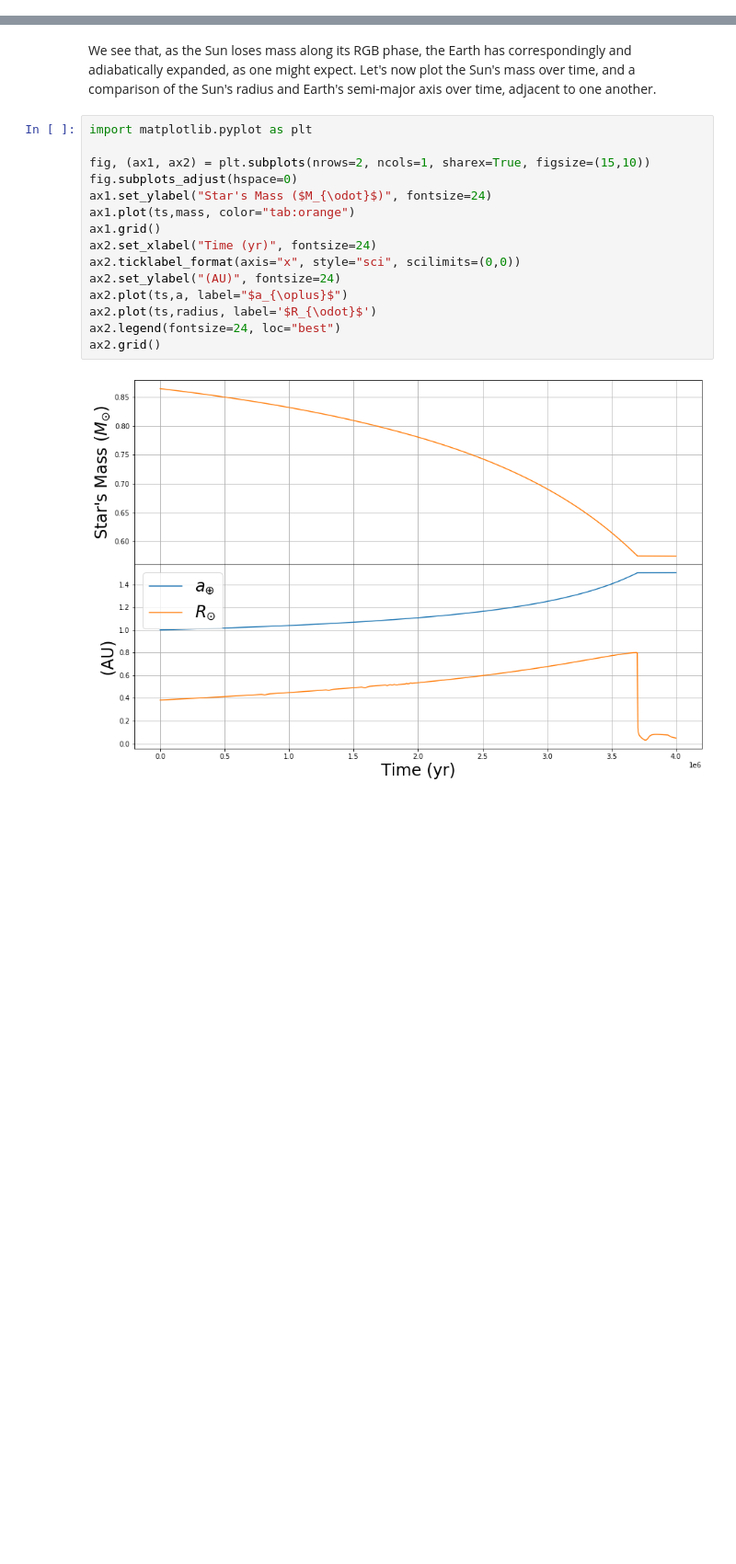
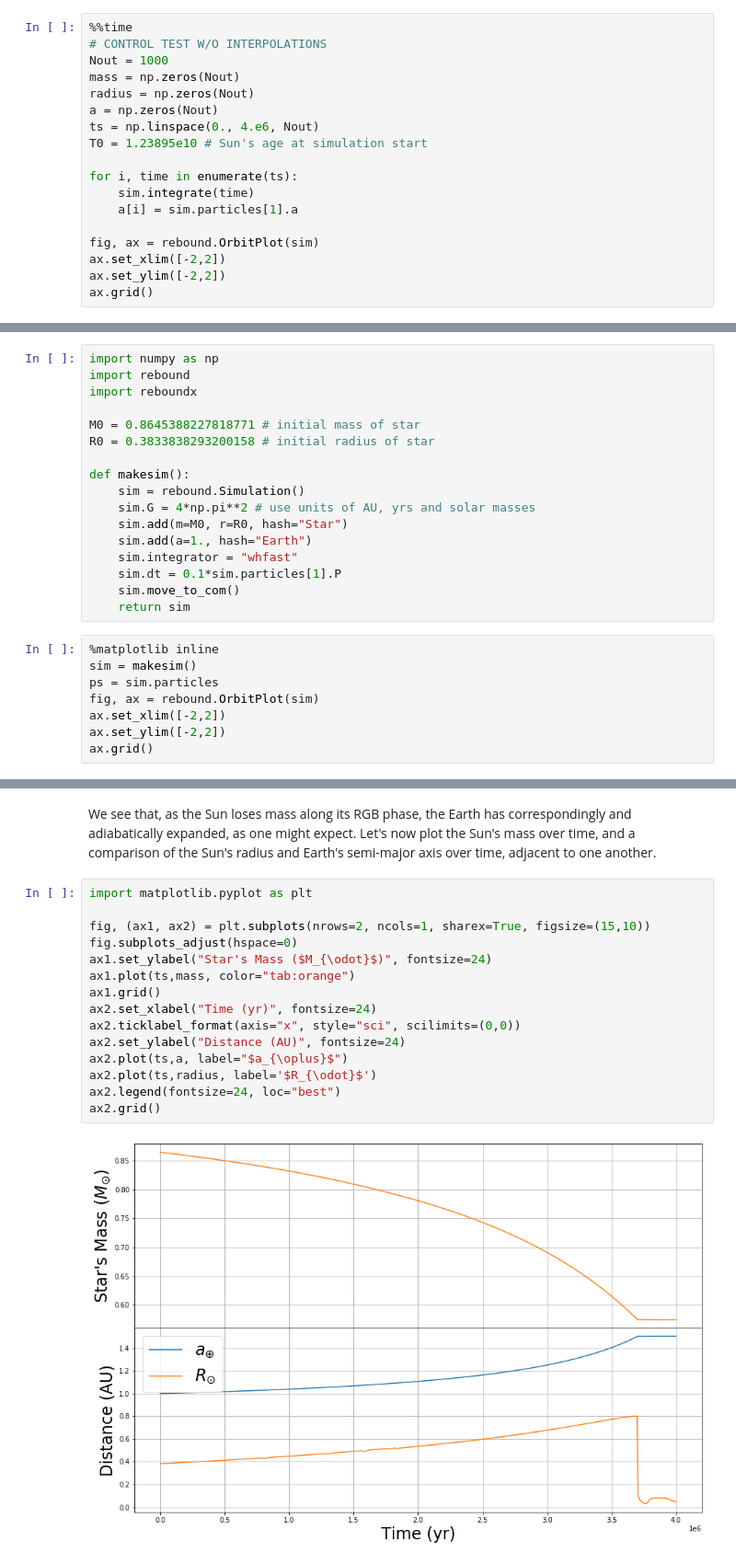
Before and after one commit to dtamayo/reboundx, a Jupyter notebook: ipython_examples/ParameterInterpolation.ipynb, the cells around one changed output, grey strips where cells are left out. Shown at 92% size. Drawn from its saved outputs; the diff is of its cells as text; blank space fills up the shorter version.

```diff
--- a/ipython_examples/ParameterInterpolation.ipynb
+++ b/ipython_examples/ParameterInterpolation.ipynb
@@ -29,0 +34,18 @@ fig = rebound.OrbitPlot(sim)
+# %%
+%%time
+# CONTROL TEST W/O INTERPOLATIONS
+Nout = 1000
+mass = np.zeros(Nout)
+radius = np.zeros(Nout)
+a = np.zeros(Nout)
+ts = np.linspace(0., 4.e6, Nout)
+T0 = 1.23895e10 # Sun's age at simulation start
+
+for i, time in enumerate(ts):
+    sim.integrate(time)
+    a[i] = sim.particles[1].a
+
+fig, ax = rebound.OrbitPlot(sim)
+ax.set_xlim([-2,2])
+ax.set_ylim([-2,2])
+ax.grid()
@@ -29,0 +56,25 @@ fig = rebound.OrbitPlot(sim)
+# %%
+import numpy as np
+import rebound
+import reboundx
+
+M0 = 0.8645388227818771 # initial mass of star
+R0 = 0.3833838293200158 # initial radius of star
+
+def makesim():
+    sim = rebound.Simulation()
+    sim.G = 4*np.pi**2 # use units of AU, yrs and solar masses
+    sim.add(m=M0, r=R0, hash="Star")
+    sim.add(a=1., hash="Earth")
+    sim.integrator = "whfast"
+    sim.dt = 0.1*sim.particles[1].P
+    sim.move_to_com()
+    return sim
+# %%
+%matplotlib inline
+sim = makesim()
+ps = sim.particles
+fig, ax = rebound.OrbitPlot(sim)
+ax.set_xlim([-2,2])
+ax.set_ylim([-2,2])
+ax.grid()
@@ -80,17 +136,17 @@ We see that, as the Sun loses mass along its RGB phase, the Earth has correspond
 # %%
 import matplotlib.pyplot as plt
 
 fig, (ax1, ax2) = plt.subplots(nrows=2, ncols=1, sharex=True, figsize=(15,10))
 fig.subplots_adjust(hspace=0)
 ax1.set_ylabel("Star's Mass ($M_{\odot}$)", fontsize=24)
 ax1.plot(ts,mass, color="tab:orange")
 ax1.grid()
 ax2.set_xlabel("Time (yr)", fontsize=24)
 ax2.ticklabel_format(axis="x", style="sci", scilimits=(0,0))
-ax2.set_ylabel("(AU)", fontsize=24)
+ax2.set_ylabel("Distance (AU)", fontsize=24)
 ax2.plot(ts,a, label="$a_{\oplus}$")
 ax2.plot(ts,radius, label='$R_{\odot}$')
 ax2.legend(fontsize=24, loc="best")
 ax2.grid()
 # %% [output]
-[figure, old version]
+[figure, new version]
```
Also changed, not shown: parts of 5 cells of this notebook.
